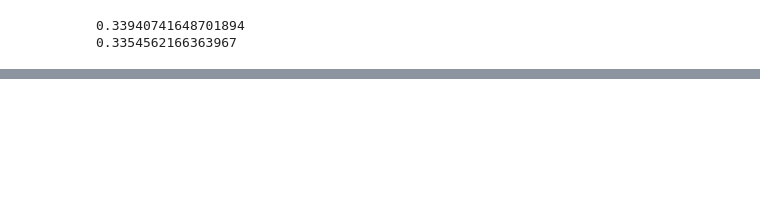
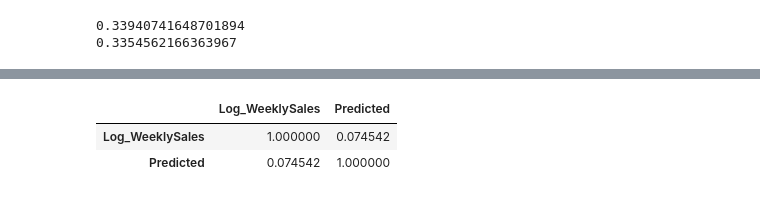
Before and after one commit to tuanqpham/walmart_regression, a Jupyter notebook: Final Report.ipynb, the cells around one changed output, grey strips where cells are left out. Cells and saved outputs as stored; diff of their text form; code cells hidden in the pictures; blank space fills up the shorter version.

```diff
--- a/Final Report.ipynb
+++ b/Final Report.ipynb
@@ -222,0 +248,8 @@ print(mse_test)
+# %%
+dt = pd.DataFrame(la_model.predict(X_test), y_test)
+dt.rename(columns = {"Log_WeeklySales": "Actual",
+                     0: "Predicted"}).reset_index().corr()
+# %% [output]
+|  | Log_WeeklySales | Predicted |
+| Log_WeeklySales | 1.000000 | 0.074542 |
+| Predicted | 0.074542 | 1.000000 |
```
Also changed, not shown: parts of 10 cells of this notebook.
